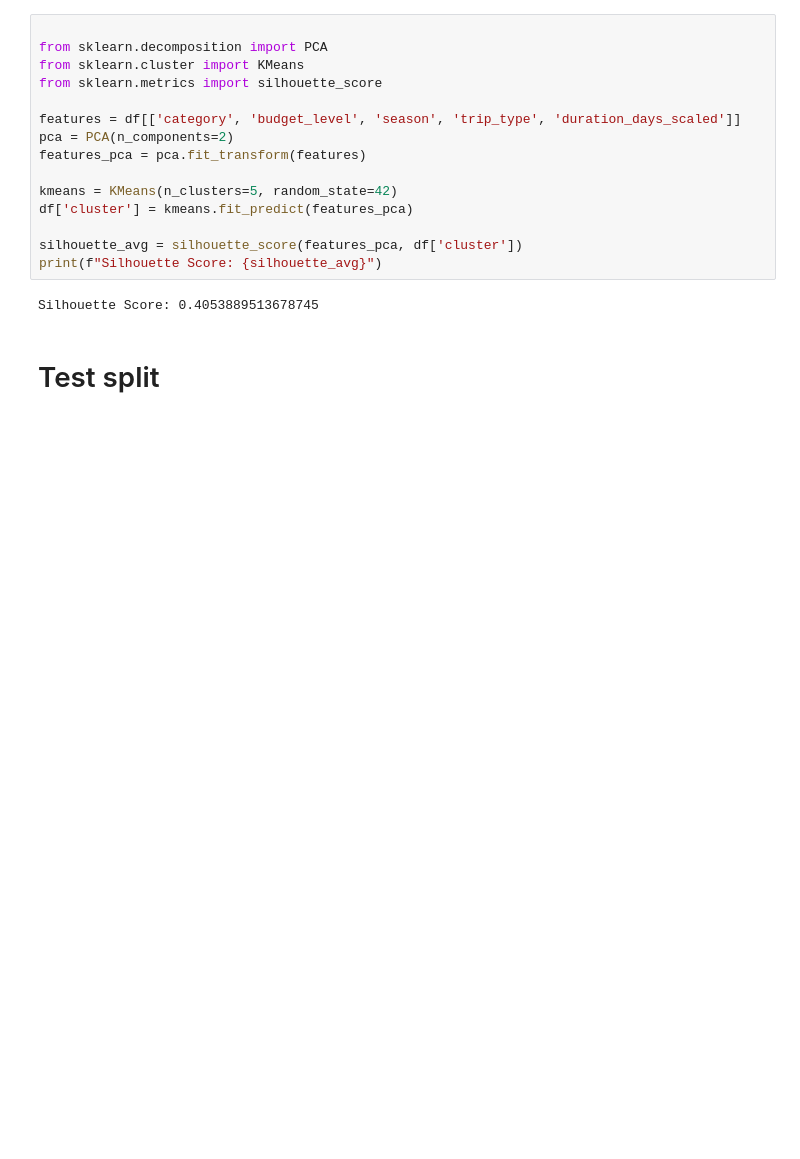
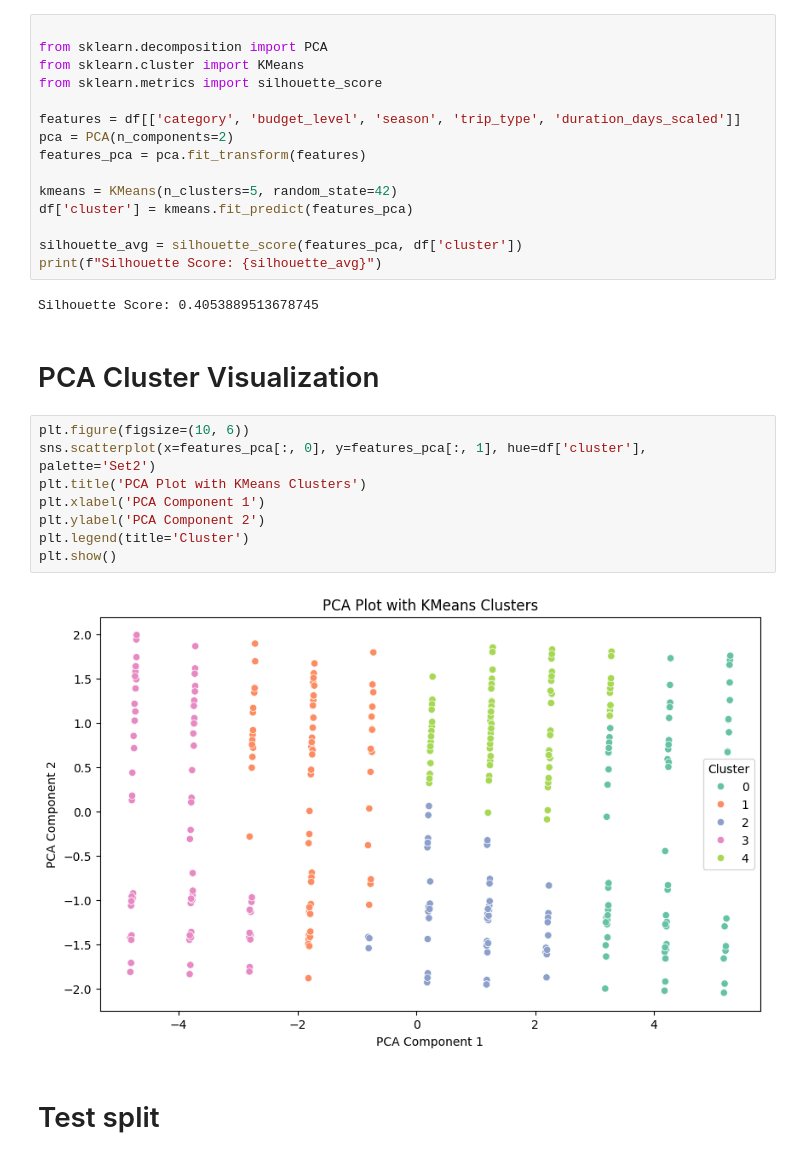
Before and after one commit to awsafur2324/tourist-recommendation-system, a Jupyter notebook: Dataset And Others/Tourist_Recommendation_System.ipynb, the cells around one changed output. Cells and saved outputs as stored; diff of their text form; blank space fills up the shorter version.

```diff
--- a/Dataset And Others/Tourist_Recommendation_System.ipynb
+++ b/Dataset And Others/Tourist_Recommendation_System.ipynb
@@ -75,6 +95,18 @@ silhouette_avg = silhouette_score(features_pca, df['cluster'])
 print(f"Silhouette Score: {silhouette_avg}")
 # %% [output]
 Silhouette Score: 0.4053889513678745
+# %% [markdown]
+# PCA Cluster Visualization
+# %%
+plt.figure(figsize=(10, 6))
+sns.scatterplot(x=features_pca[:, 0], y=features_pca[:, 1], hue=df['cluster'], palette='Set2')
+plt.title('PCA Plot with KMeans Clusters')
+plt.xlabel('PCA Component 1')
+plt.ylabel('PCA Component 2')
+plt.legend(title='Cluster')
+plt.show()
+# %% [output]
+[figure, added]
 # %% [markdown]
 # Test split
 # %%
```
Also changed, not shown: parts of 11 cells of this notebook, 2 other files.
